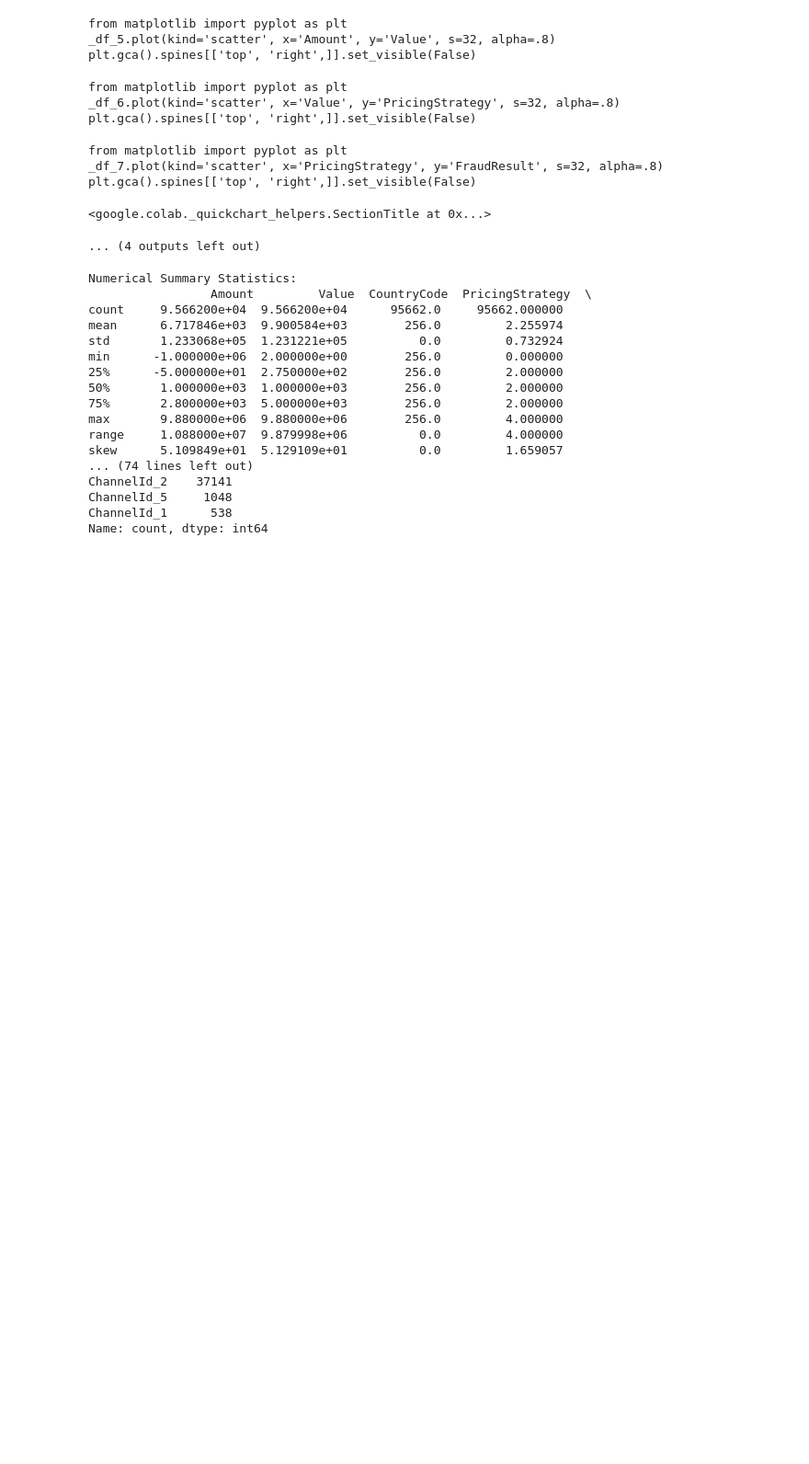
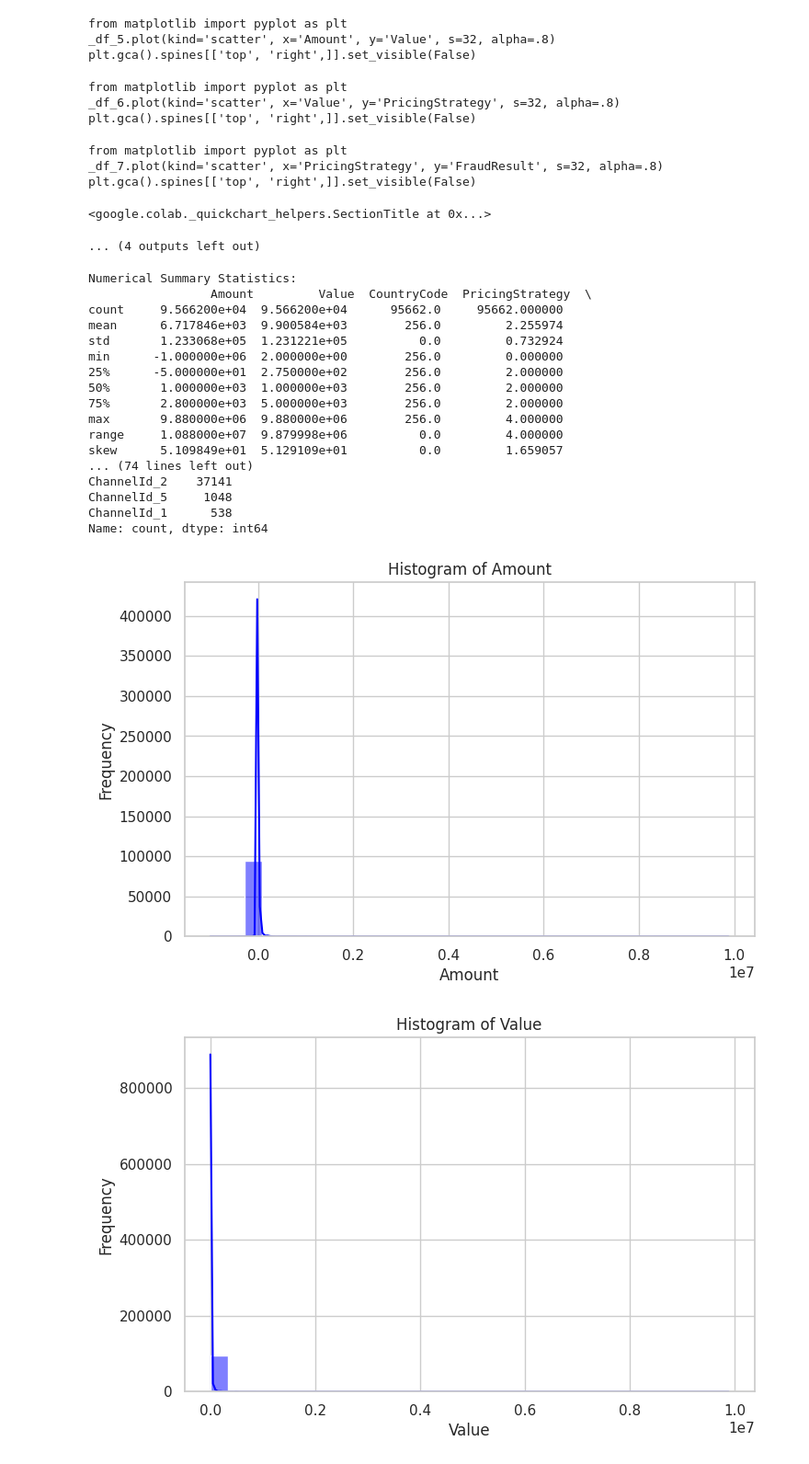
Before and after one commit to helinatefera/10xWeek6, a Jupyter notebook: notebooks/task_2.ipynb, the cells around one changed output. Shown at 92% size. Cells and saved outputs as stored; diff of their text form; code cells hidden in the pictures; blank space fills up the shorter version.

Commit message:
(feat) analyzing  relationship between numerical features

```diff
--- a/notebooks/task_2.ipynb
+++ b/notebooks/task_2.ipynb
@@ -113,3 +115,17 @@ ChannelId_2    37141
 ChannelId_5     1048
 ChannelId_1      538
 Name: count, dtype: int64
+# %%
+numerical_columns = ["Amount", "Value", "CountryCode", "PricingStrategy", "FraudResult"]
+sns.set(style="whitegrid")
+
+for col in numerical_columns:
+    plt.figure(figsize=(8, 5))
+    sns.histplot(data[col], kde=True, bins=30, color='blue')
+    plt.title(f"Histogram of {col}")
+    plt.xlabel(col)
+    plt.ylabel("Frequency")
+    plt.show()
+# %% [output]
+[figure, added]
+[figure, added]
```
Also changed, not shown: parts of 3 cells of this notebook.
